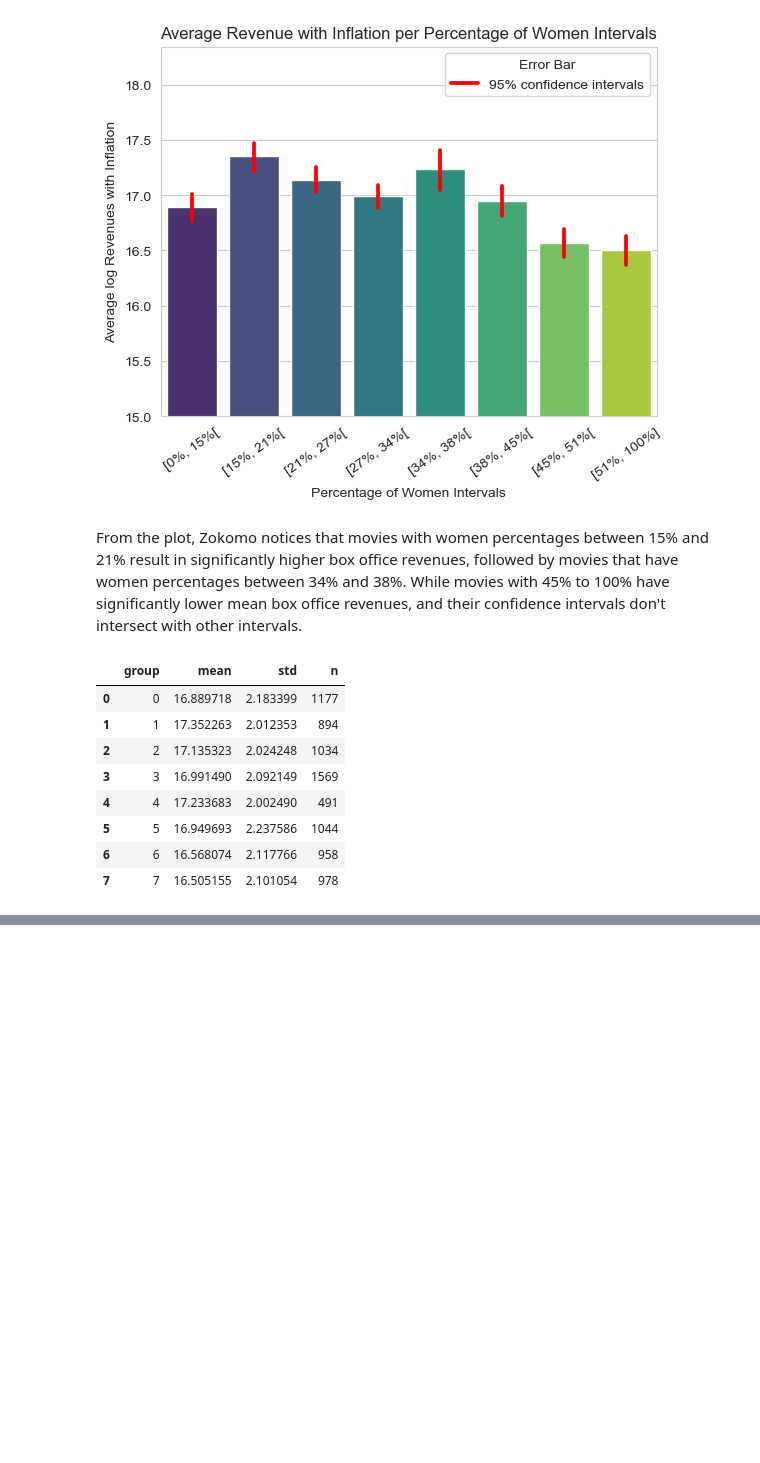
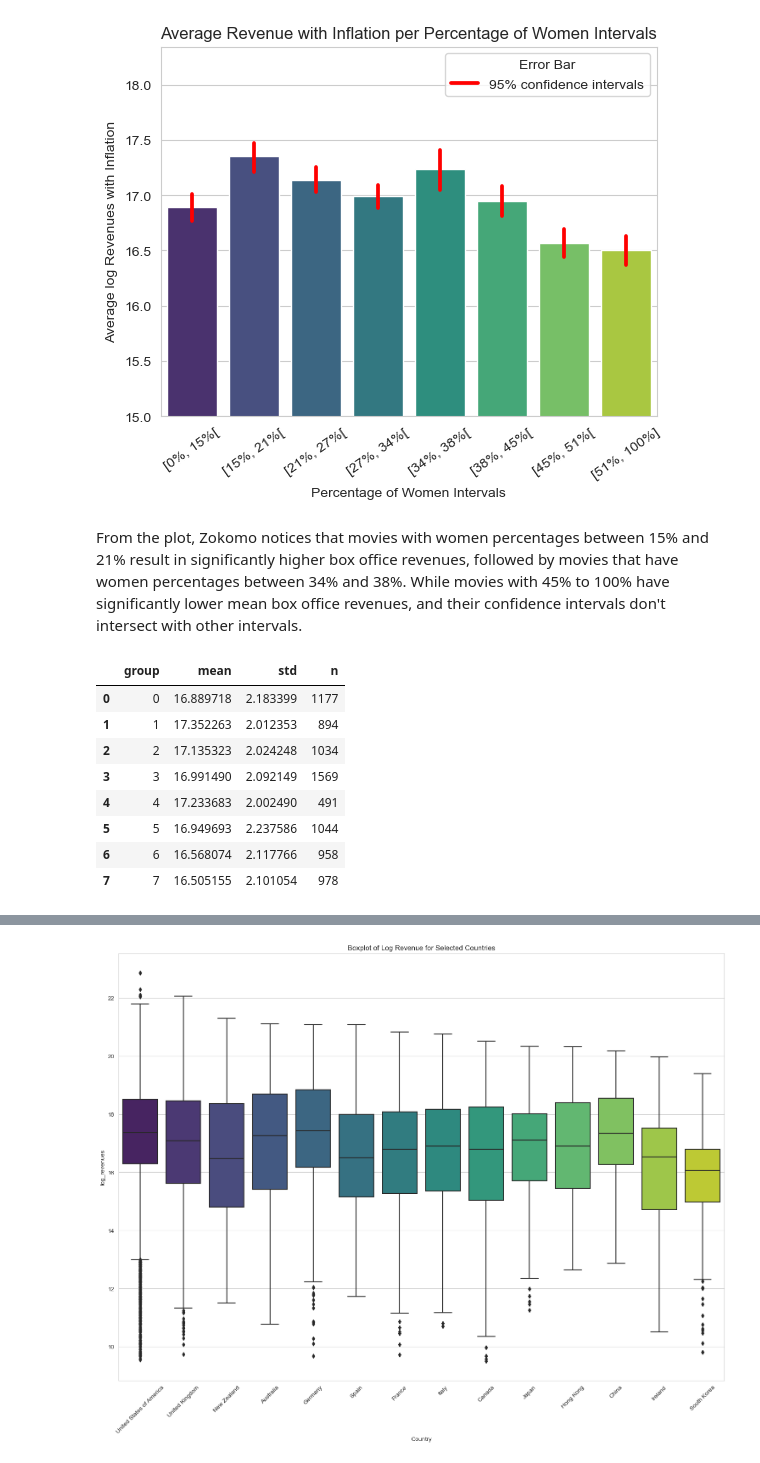
Before and after one commit to Ousso11/ADAFlix, a Jupyter notebook: graphs_for_story.ipynb, the cells around one changed output, grey strips where cells are left out. Saved outputs shown, nothing was run; the diff lists cells and outputs as text; code cells hidden in the pictures; blank space fills up the shorter version.

```diff
--- a/graphs_for_story.ipynb
+++ b/graphs_for_story.ipynb
@@ -625,0 +705,57 @@ fig.show()
+# %%
+# Load the data
+path = "csv_for_story/countries_df_onehot_jerry.csv"
+movie_countries_df = pd.read_csv(path)
+# %%
+# Convert the string representation of the countries list into an actual list
+movie_countries_df['Countries_List'] = movie_countries_df['Movie Countries'].apply(lambda x: ast.literal_eval(x))
+
+# Define the selected countries
+selected_countries = ['United States of America', 'United Kingdom', 'France', 'Germany', 'Canada',
+                      'South Korea', 'Japan', 'Australia', 'Italy', 'Spain', 'Hong Kong', 'New Zealand',
+                      'Ireland', 'China']
+
+# Create one-hot encoded columns for each selected country
+for country in selected_countries:
+    movie_countries_df[country] = movie_countries_df['Countries_List'].apply(lambda x: 1 if country in x else 0)
+
+# Melt the DataFrame for selected countries
+melted_df_log = movie_countries_df.melt(id_vars=['log_revenues'], value_vars=selected_countries, var_name='Country', value_name='Is_Present')
+filtered_df_log = melted_df_log[melted_df_log['Is_Present'] == 1]
+
+melted_df_rev = movie_countries_df.melt(id_vars=['Revenue with inflation'], value_vars=selected_countries, var_name='Country', value_name='Is_Present')
+filtered_df_rev = melted_df_rev[melted_df_rev['Is_Present'] == 1]
+
+# Sort the DataFrame in descending order of log_revenues
+filtered_df_log = filtered_df_log.sort_values('log_revenues', ascending=False)
+filtered_df_rev = filtered_df_rev.sort_values('Revenue with inflation', ascending=False)
+
+# Set up a multi-plot grid
+# fig, axes = plt.subplots(2, 2, figsize=(15, 12))  # 2 rows, 2 columns
+fig, axes = plt.subplots(1, 1, figsize=(15, 12))
+
+# Plot the mean log revenue with error bars and 95% confidence interval
+'''sns.barplot(x='Country', y='log_revenues', data=filtered_df_log, ci=95, capsize=.2, palette='viridis', ax=axes[0, 0])
+axes[0, 0].set_title('Mean Log Revenue for Selected Countries')
+axes[0, 0].tick_params(axis='x', rotation=45)
+axes[0, 0].set_ylim(15, 18)  # Zoom in y-axis'''
+
+# Plot the boxplot for log revenue
+sns.boxplot(x='Country', y='log_revenues', data=filtered_df_log, palette='viridis', ax=axes)
+axes.set_title('Boxplot of Log Revenue for Selected Countries')
+axes.tick_params(axis='x', rotation=45)
+
+# Plot the mean revenue with inflation with error bars and 95% confidence interval
+'''sns.barplot(x='Country', y='Revenue with inflation', data=filtered_df_rev, ci=95, capsize=.2, palette='viridis', ax=axes[1, 0])
+axes[1, 0].set_title('Mean Revenue with Inflation for Selected Countries')
+axes[1, 0].tick_params(axis='x', rotation=45)
+
+# Plot the boxplot for revenue with inflation
+sns.boxplot(x='Country', y='Revenue with inflation', data=filtered_df_rev, palette='viridis', ax=axes[1, 1])
+axes[1, 1].set_title('Boxplot of Revenue with Inflation for Selected Countries')
+axes[1, 1].tick_params(axis='x', rotation=45)'''
+
+plt.tight_layout()
+plt.show()
+# %% [output]
+[figure, added]
```
Also changed, not shown: parts of 16 cells of this notebook, 24 other files.
